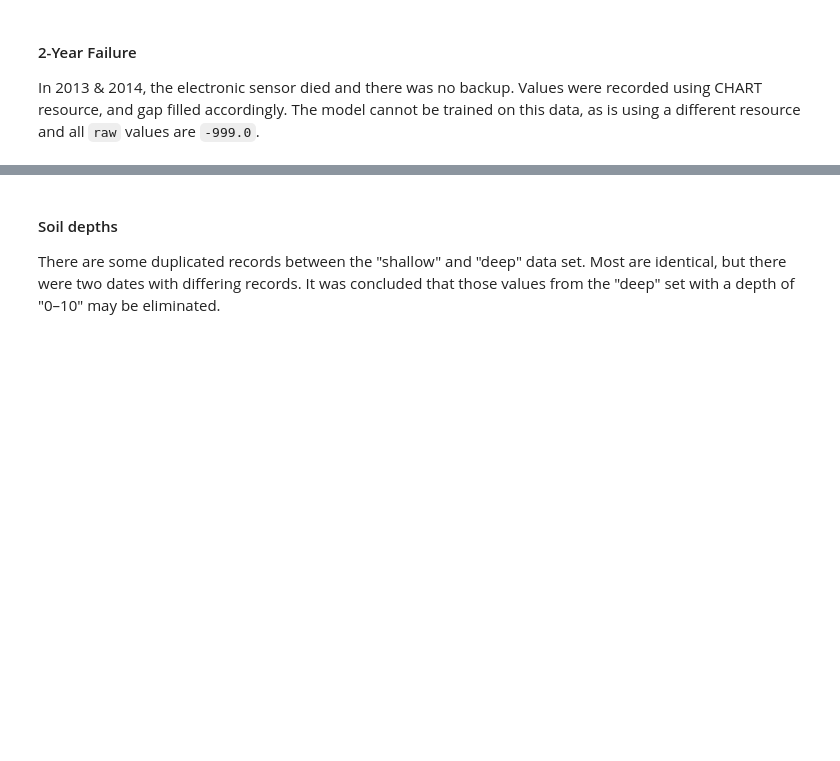
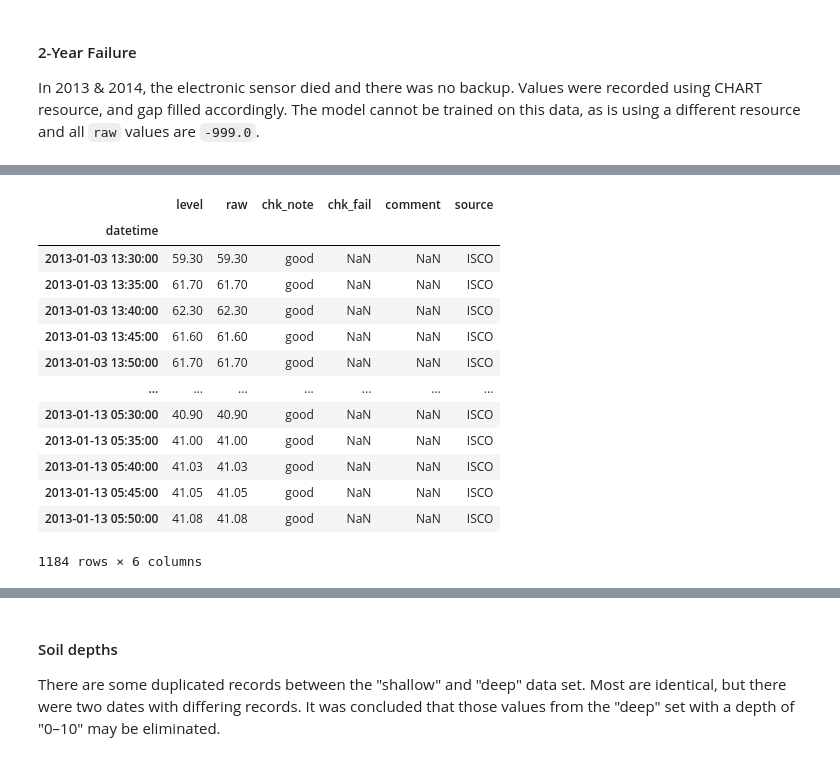
Before and after one commit to gmcginnis/info-698-capstone, a Jupyter notebook: 01_eda.ipynb, the cells around one changed output, grey strips where cells are left out. Saved outputs shown, nothing was run; the diff lists cells and outputs as text; code cells hidden in the pictures; blank space fills up the shorter version.

```diff
--- a/01_eda.ipynb
+++ b/01_eda.ipynb
@@ -402,9 +402,8 @@ The model cannot be trained on this data, as is using a different resource and a
 # %%
 # The ISCO sensor failed in early 2013
 # Values started being recorded with RADAR in late 2014
-# data_gap = data_all_combined.sort_index()['2013-01-01 00:00:00':'2014-08-22 23:59:59']
-# data_gap = filter_dates(data_all_combined, '2013-01-01 00:00:00', '2014-08-22 23:59:59')
-data_gap = data_all_combined['2013-01-01 00:00:00':'2014-08-22 23:59:59']
+# data_gap = data_all_combined['2013-01-01 00:00:00':'2014-08-22 23:59:59']
+data_gap = data_all_combined['2013-01-13 05:00:00':'2014-08-22 23:59:59']
 
 # Get the earliest date of gap filling
 date_gap_start = data_gap[data_gap['source'] == 'CHART'].index[0]
@@ -414,5 +413,6 @@ date_gap_end = data_gap[data_gap['source'] != 'RADAR'].index[-1]
 
 print("Two year gap:", date_gap_start, "through", date_gap_end)
 ## EXPECTED -- 2013-01-02 18:54:38 - 2014-08-22 10:21:32
+## ADJ EXPECTED -- 2013-01-13 05:54:01 through 2014-08-22 10:21:32
 del data_gap
 # %% [output]
@@ -419,0 +452,17 @@ Two year gap: 2013-01-02 18:54:38 through 2014-08-22 10:21:32
+# %%
+data_all_combined[data_all_combined['source'] == "ISCO"][date_gap_start:date_gap_end]
+# %% [output]
+|  | level | raw | chk_note | chk_fail | comment | source |
+| datetime |  |  |  |  |  |  |
+| 2013-01-03 13:30:00 | 59.30 | 59.30 | good | NaN | NaN | ISCO |
+| 2013-01-03 13:35:00 | 61.70 | 61.70 | good | NaN | NaN | ISCO |
+| 2013-01-03 13:40:00 | 62.30 | 62.30 | good | NaN | NaN | ISCO |
+| 2013-01-03 13:45:00 | 61.60 | 61.60 | good | NaN | NaN | ISCO |
+| 2013-01-03 13:50:00 | 61.70 | 61.70 | good | NaN | NaN | ISCO |
+| ... | ... | ... | ... | ... | ... | ... |
+| 2013-01-13 05:30:00 | 40.90 | 40.90 | good | NaN | NaN | ISCO |
+| 2013-01-13 05:35:00 | 41.00 | 41.00 | good | NaN | NaN | ISCO |
+| 2013-01-13 05:40:00 | 41.03 | 41.03 | good | NaN | NaN | ISCO |
+| 2013-01-13 05:45:00 | 41.05 | 41.05 | good | NaN | NaN | ISCO |
+| 2013-01-13 05:50:00 | 41.08 | 41.08 | good | NaN | NaN | ISCO |
+1184 rows × 6 columns
```
Also changed, not shown: parts of 8 cells of this notebook.
